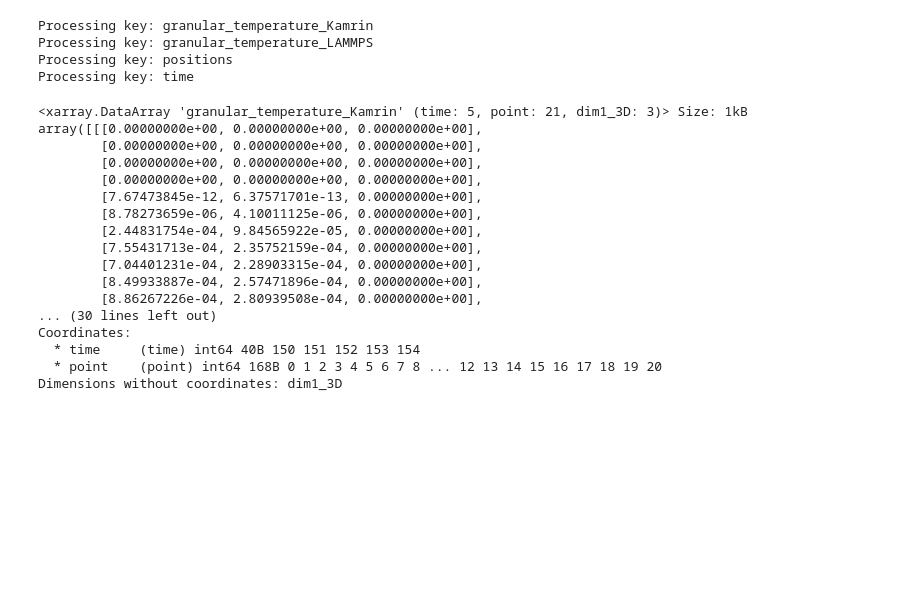
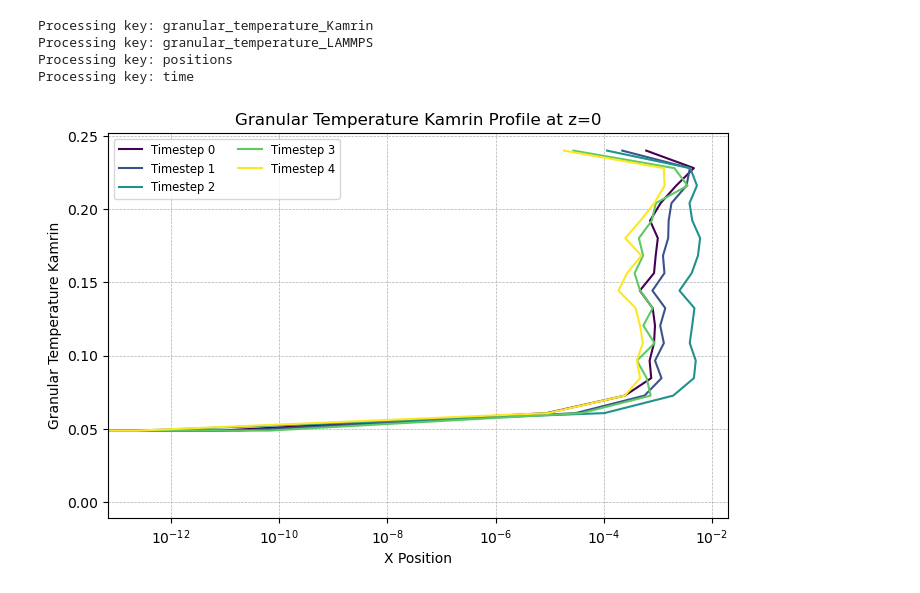
Before and after one commit to Claudia-Elijas/pysammos, a Jupyter notebook: examples/bedload_transport/visualise_results.ipynb, the cells around one changed output. Saved outputs shown, nothing was run; the diff lists cells and outputs as text; code cells hidden in the pictures; blank space fills up the shorter version.

```diff
--- a/examples/bedload_transport/visualise_results.ipynb
+++ b/examples/bedload_transport/visualise_results.ipynb
@@ -77,20 +144,19 @@ gt_Kamrin = slices_gt.granular_temperature_Kamrin
-# %%
-gt_Kamrin
-# %% [output]
-<xarray.DataArray 'granular_temperature_Kamrin' (time: 5, point: 21, dim1_3D: 3)> Size: 1kB
-array([[[0.00000000e+00, 0.00000000e+00, 0.00000000e+00],
-        [0.00000000e+00, 0.00000000e+00, 0.00000000e+00],
-        [0.00000000e+00, 0.00000000e+00, 0.00000000e+00],
-        [0.00000000e+00, 0.00000000e+00, 0.00000000e+00],
-        [7.67473845e-12, 6.37571701e-13, 0.00000000e+00],
-        [8.78273659e-06, 4.10011125e-06, 0.00000000e+00],
-        [2.44831754e-04, 9.84565922e-05, 0.00000000e+00],
-        [7.55431713e-04, 2.35752159e-04, 0.00000000e+00],
-        [7.04401231e-04, 2.28903315e-04, 0.00000000e+00],
-        [8.49933887e-04, 2.57471896e-04, 0.00000000e+00],
-        [8.86267226e-04, 2.80939508e-04, 0.00000000e+00],
-... (30 lines left out)
-Coordinates:
-  * time     (time) int64 40B 150 151 152 153 154
-  * point    (point) int64 168B 0 1 2 3 4 5 6 7 8 ... 12 13 14 15 16 17 18 19 20
-Dimensions without coordinates: dim1_3D
+# %%
+fig, ax = plt.subplots(figsize=(8,5))
+num_timesteps = slices_gt.granular_temperature_Kamrin.shape[0]
+colors = plt.cm.viridis(np.linspace(0, 1, num_timesteps))
+
+for i in range(num_timesteps):
+    ax.plot(slices_gt.granular_temperature_Kamrin[i,:,0], slices_gt.positions[:, 1], color=colors[i], label=f'Timestep {i}')
+
+ax.set_xlabel('X Position')
+ax.set_ylabel('Granular Temperature Kamrin')
+ax.set_title('Granular Temperature Kamrin Profile at z=0')
+ax.legend(loc='best', fontsize='small', ncol=2)
+#gridlines
+ax.grid(visible=True, which='both', linestyle='--', linewidth=0.5)
+# log scale x axis
+ax.set_xscale('log')
+plt.show()
+# %% [output]
+[figure, added]
```
Also changed, not shown: parts of 8 cells of this notebook, 29 other files.
